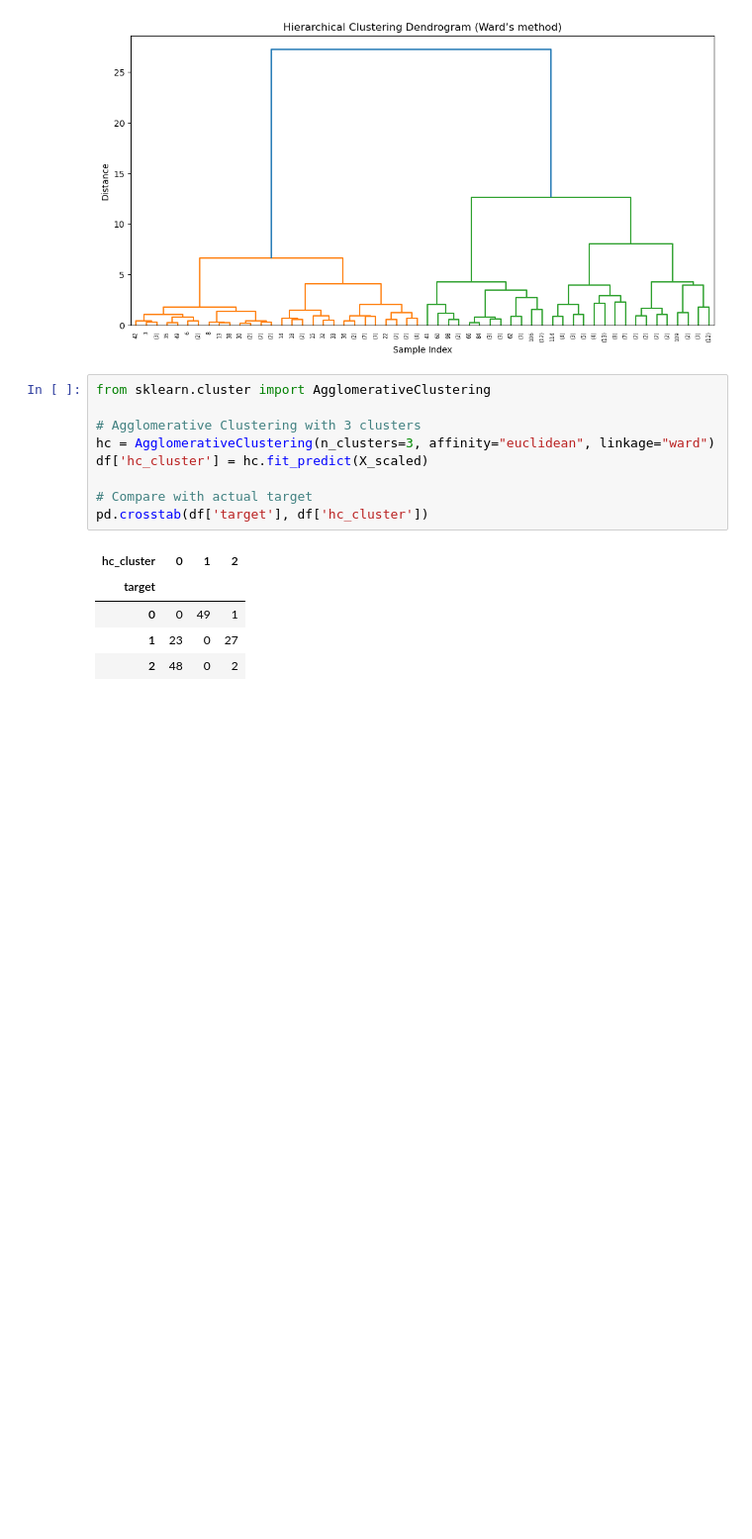
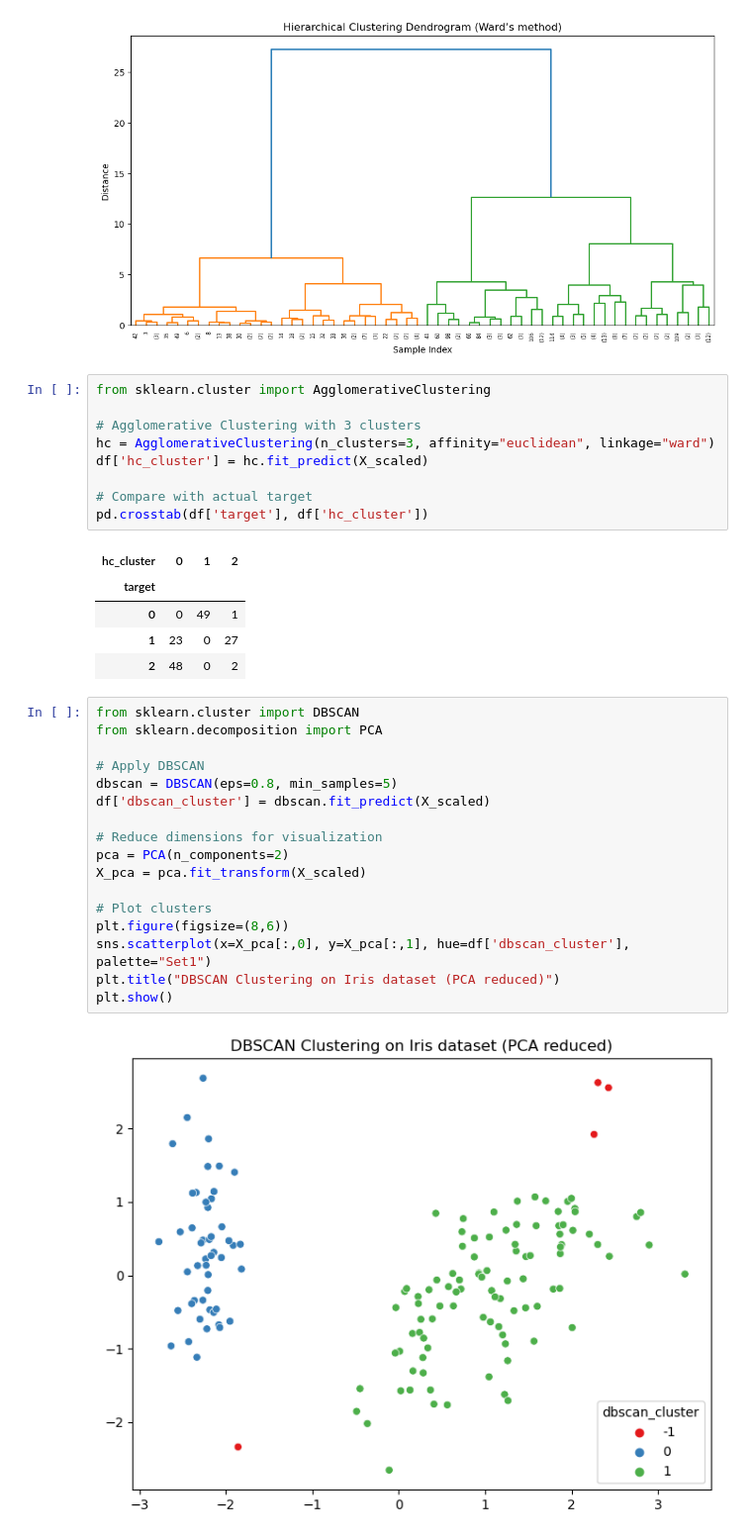
Before and after one commit to pydevcasts/Prostate_BCR, a Jupyter notebook: Clustering/cluster.ipynb, the cells around one changed output. Shown at 99% size. Drawn from its saved outputs; the diff is of its cells as text; blank space fills up the shorter version.

```diff
--- a/Clustering/cluster.ipynb
+++ b/Clustering/cluster.ipynb
@@ -121,3 +121,22 @@ pd.crosstab(df['target'], df['hc_cluster'])
 | 0 | 0 | 49 | 1 |
 | 1 | 23 | 0 | 27 |
 | 2 | 48 | 0 | 2 |
+# %%
+from sklearn.cluster import DBSCAN
+from sklearn.decomposition import PCA
+
+# Apply DBSCAN
+dbscan = DBSCAN(eps=0.8, min_samples=5)
+df['dbscan_cluster'] = dbscan.fit_predict(X_scaled)
+
+# Reduce dimensions for visualization
+pca = PCA(n_components=2)
+X_pca = pca.fit_transform(X_scaled)
+
+# Plot clusters
+plt.figure(figsize=(8,6))
+sns.scatterplot(x=X_pca[:,0], y=X_pca[:,1], hue=df['dbscan_cluster'], palette="Set1")
+plt.title("DBSCAN Clustering on Iris dataset (PCA reduced)")
+plt.show()
+# %% [output]
+[figure, added]
```
Also changed, not shown: parts of 1 cell of this notebook, 17 other files.
